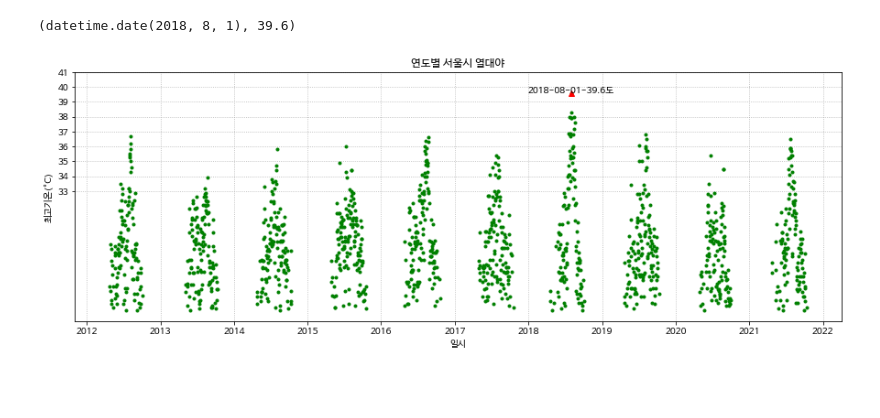
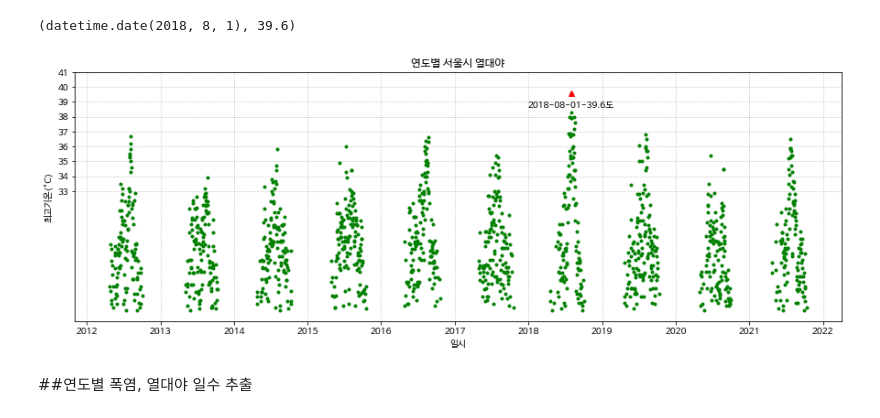
Before and after one commit to yojulab/learn_data_analytics, a Jupyter notebook: codes/서울_열대야_시각화.ipynb, the cells around one changed output. Drawn from its saved outputs; the diff is of its cells as text; code cells hidden in the pictures; blank space fills up the shorter version.

```diff
--- a/codes/서울_열대야_시각화.ipynb
+++ b/codes/서울_열대야_시각화.ipynb
@@ -341,16 +341,18 @@ seoul_hotday_bestest_day, seoul_hotday_bestest_temporate
 # %%
 # 열대야 그래프 사용
 seoul_hotnight = seoul_df[seoul_df['최고기온(°C)'] >= 25].copy()
 plt.plot(seoul_hotnight['일시'], seoul_hotnight['최고기온(°C)'], 'g.')
 plt.xlabel('일시')
 plt.ylabel('최고기온(°C)')
 plt.grid(ls=':')
 plt.title('연도별 서울시 열대야')
 
 plt.plot(seoul_hotday_bestest_day, seoul_hotday_bestest_temporate, 'r^')
 bestest_text = '{0}-{1:.1f}도'.format(seoul_hotday_bestest_day, seoul_hotday_bestest_temporate)
-plt.text(seoul_hotday_bestest_day, seoul_hotday_bestest_temporate,bestest_text, ha='center')
+plt.text(seoul_hotday_bestest_day, seoul_hotday_bestest_temporate-1,bestest_text, ha='center')
 plt.yticks(range(33,42))
 plt.show()
 # %% [output]
-[figure, old version]
+[figure, new version]
+# %% [markdown]
+##연도별 폭염, 열대야 일수 추출
```
